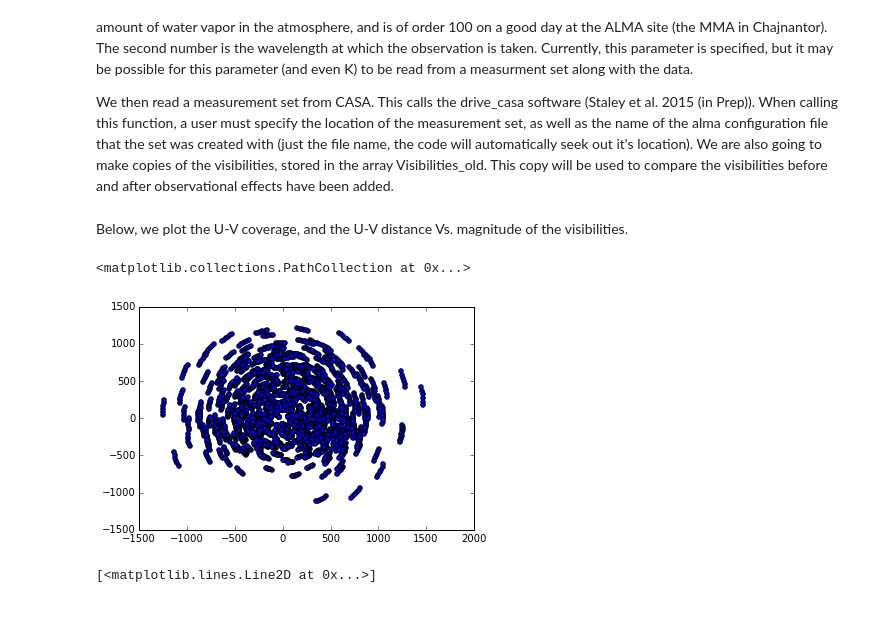
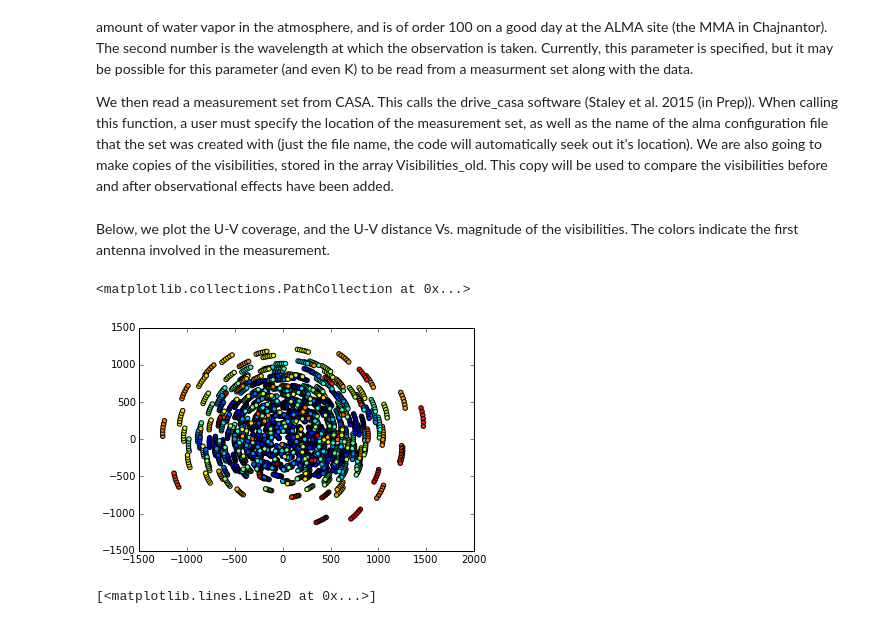
Before and after one commit to wmorning/EvilLens, a Jupyter notebook: AntennaEffects.ipynb, the cells around one changed output. Saved outputs shown, nothing was run; the diff lists cells and outputs as text; code cells hidden in the pictures.

```diff
--- a/AntennaEffects.ipynb
+++ b/AntennaEffects.ipynb
@@ -20,11 +20,11 @@ saboteur.read_data_from('/Users/wmorning/EvilLens/lair/DrEggman2/DrEggman2.alma.
 Visibilities_old = np.copy(saboteur.Visibilities)
 # %% [markdown]
-Below, we plot the U-V coverage, and the U-V distance Vs. magnitude of the visibilities.
+Below, we plot the U-V coverage, and the U-V distance Vs. magnitude of the visibilities.  The colors indicate the first antenna involved in the measurement.
 # %%
-plt.scatter(saboteur.u,saboteur.v)
+plt.scatter(saboteur.u,saboteur.v, c=saboteur.antenna1)
 # %% [output]
 <matplotlib.collections.PathCollection at 0x...>
-[figure, old version]
+[figure, new version]
 # %%
 plt.plot(np.sqrt(saboteur.u**2+saboteur.v**2),np.sqrt(saboteur.Visibilities.real**2+saboteur.Visibilities.imag**2), 'b.')
 # %% [output]
```
Also changed, not shown: parts of 4 cells of this notebook, 1 other file.
